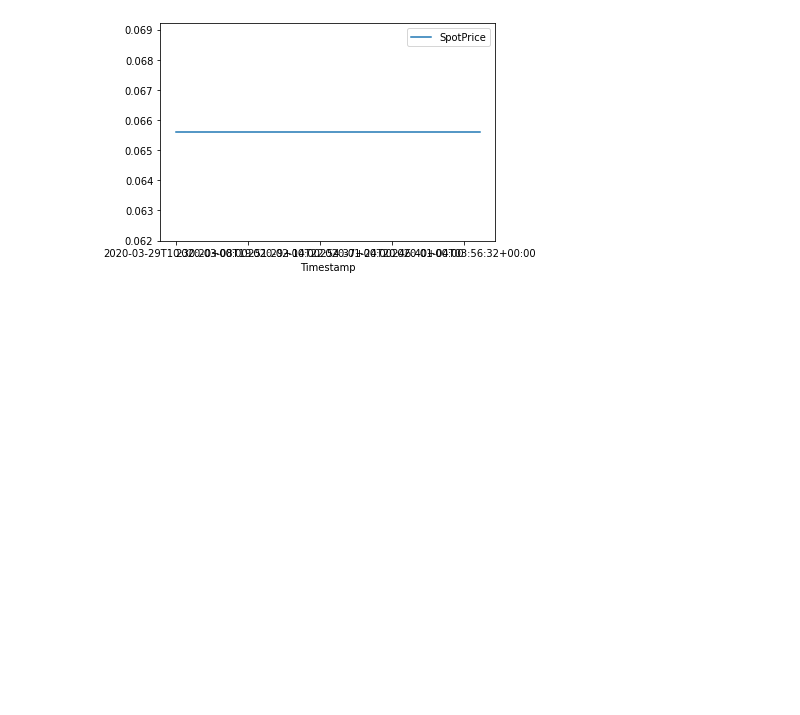
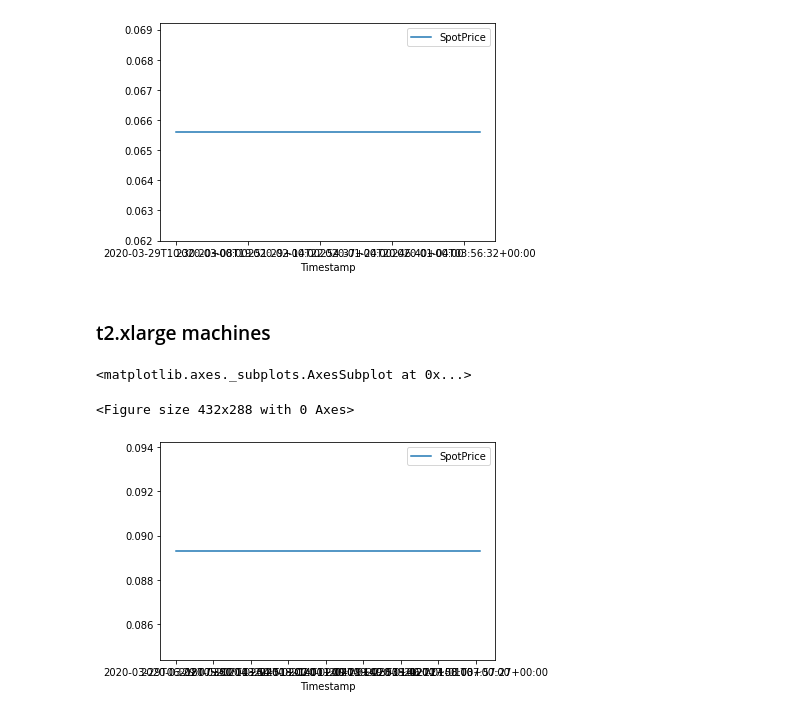
Before and after one commit to LucianaMarques/amazon-spot-dataset, a Jupyter notebook: March29thData.ipynb, the cells around one changed output. Saved outputs shown, nothing was run; the diff lists cells and outputs as text; code cells hidden in the pictures; blank space fills up the shorter version.

Commit message:
add new data visualization

```diff
--- a/March29thData.ipynb
+++ b/March29thData.ipynb
@@ -87,3 +58,27 @@ suse_data.plot()
 <matplotlib.axes._subplots.AxesSubplot at 0x...>
 <Figure size 432x288 with 0 Axes>
 [figure]
+# %% [markdown]
+### t2.xlarge machines
+# %%
+with open('t2xlarge.json') as json_file:
+    price_data = json.load(json_file)['SpotPriceHistory']
+    price_dict = {}
+    price_dict['ProductDescription'] = []
+    price_dict['SpotPrice'] = []
+    price_dict['Timestamp'] = []
+    for data in price_data:
+        price_dict['ProductDescription'].append(data['ProductDescription'])
+        price_dict['SpotPrice'].append(float(data['SpotPrice']))
+        price_dict['Timestamp'].append(data['Timestamp'])
+
+df_t2xlarge = pd.DataFrame(data=price_dict)
+df_t2xlarge = df_t2xlarge.set_index('Timestamp')
+# %%
+linux_data = df_t2xlarge[df_t2xlarge['ProductDescription']=='Linux/UNIX'].drop(columns=['ProductDescription'])
+plt.figure()
+linux_data.plot()
+# %% [output]
+<matplotlib.axes._subplots.AxesSubplot at 0x...>
+<Figure size 432x288 with 0 Axes>
+[figure, added]
```
Also changed, not shown: parts of 13 cells of this notebook.
